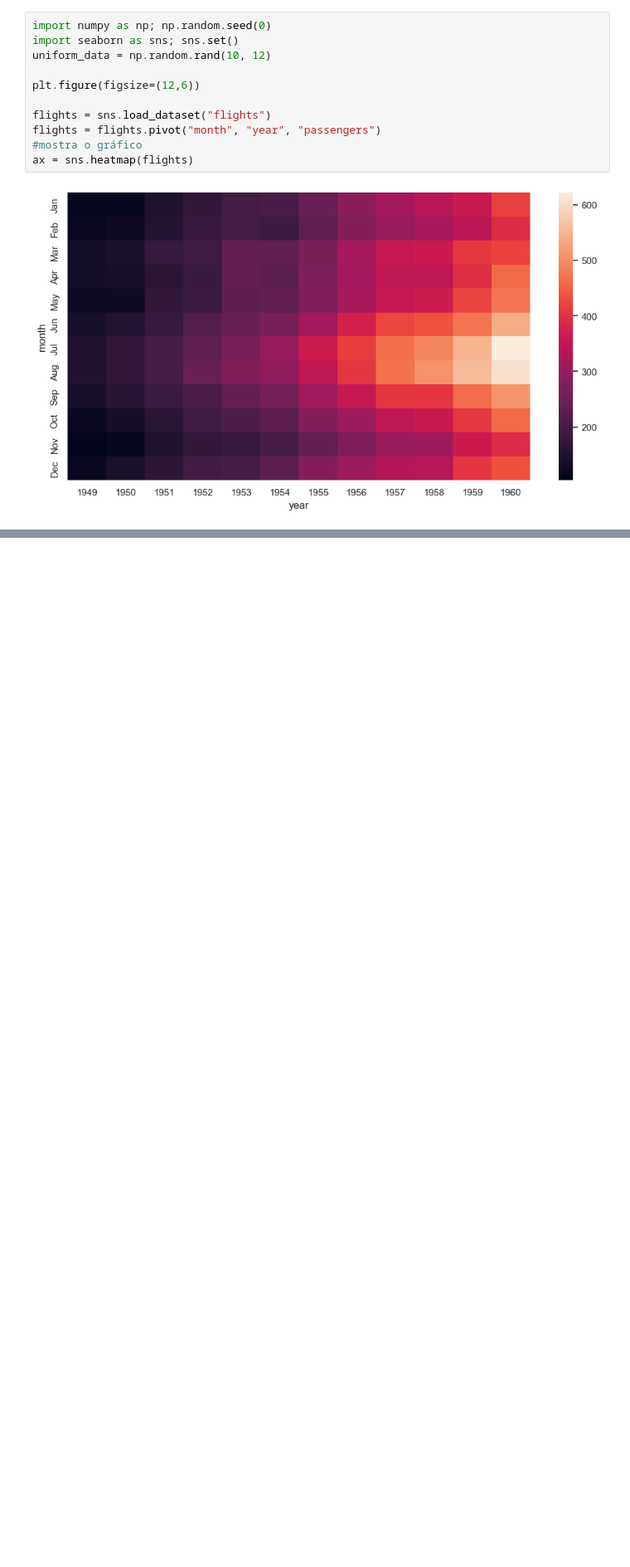
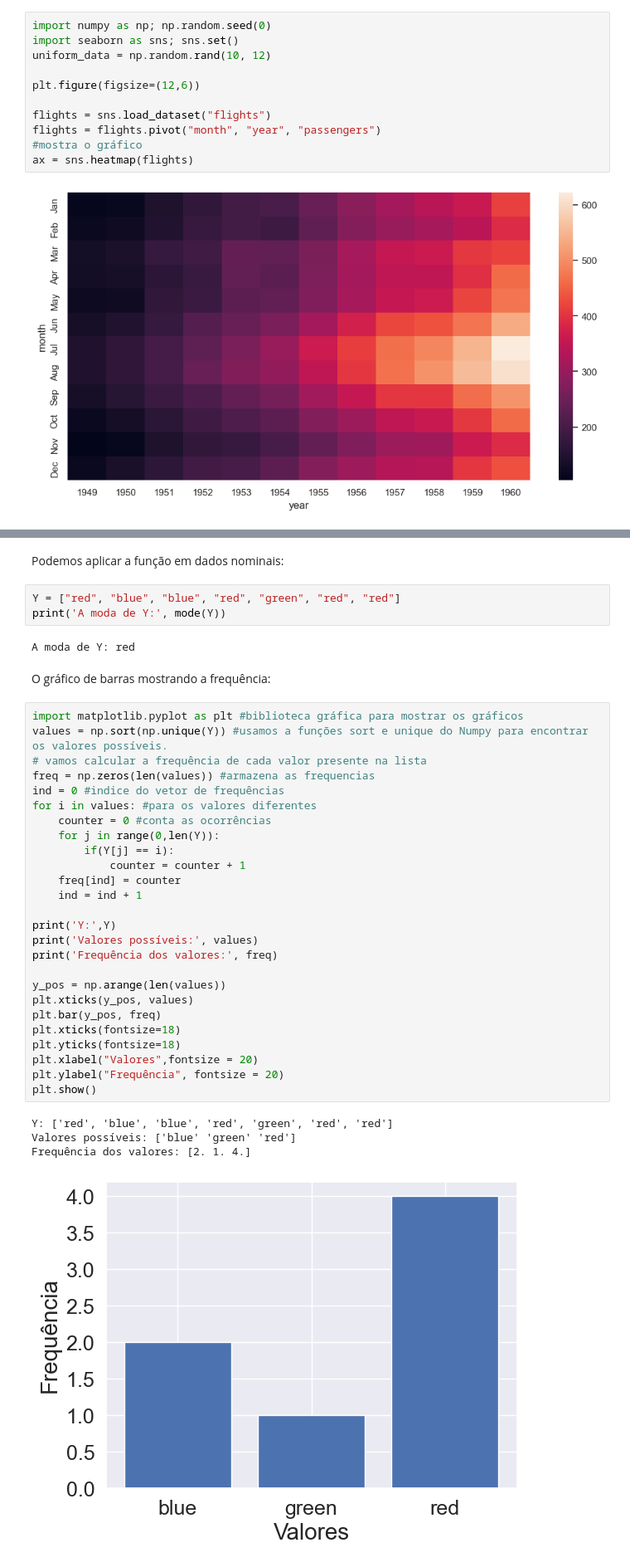
Before and after one commit to joaoholandaa/ciencia-de-dados, a Jupyter notebook: aula2-analise-exploratoria-dados.ipynb, the cells around one changed output, grey strips where cells are left out. Shown: that part at 83% size. Drawn from its saved outputs; the diff is of its cells as text; blank space fills up the shorter version.

```diff
--- a/aula2-analise-exploratoria-dados.ipynb
+++ b/aula2-analise-exploratoria-dados.ipynb
@@ -125,0 +205,40 @@ ax = sns.heatmap(flights)
+# %% [markdown]
+Podemos aplicar a função em dados nominais:
+# %%
+Y = ["red", "blue", "blue", "red", "green", "red", "red"]
+print('A moda de Y:', mode(Y))
+# %% [output]
+A moda de Y: red
+# %% [markdown]
+O gráfico de barras mostrando a frequência:
+# %%
+import matplotlib.pyplot as plt #biblioteca gráfica para mostrar os gráficos
+values = np.sort(np.unique(Y)) #usamos a funções sort e unique do Numpy para encontrar os valores possíveis.
+# vamos calcular a frequência de cada valor presente na lista
+freq = np.zeros(len(values)) #armazena as frequencias
+ind = 0 #indice do vetor de frequências
+for i in values: #para os valores diferentes
+    counter = 0 #conta as ocorrências
+    for j in range(0,len(Y)):
+        if(Y[j] == i):
+            counter = counter + 1
+    freq[ind] = counter
+    ind = ind + 1
+
+print('Y:',Y)
+print('Valores possíveis:', values)
+print('Frequência dos valores:', freq)
+
+y_pos = np.arange(len(values))
+plt.xticks(y_pos, values)
+plt.bar(y_pos, freq)
+plt.xticks(fontsize=18)
+plt.yticks(fontsize=18)
+plt.xlabel("Valores",fontsize = 20)
+plt.ylabel("Frequência", fontsize = 20)
+plt.show()
+# %% [output]
+Y: ['red', 'blue', 'blue', 'red', 'green', 'red', 'red']
+Valores possíveis: ['blue' 'green' 'red']
+Frequência dos valores: [2. 1. 4.]
+[figure, added]
```
Also changed, not shown: parts of 9 cells of this notebook.
